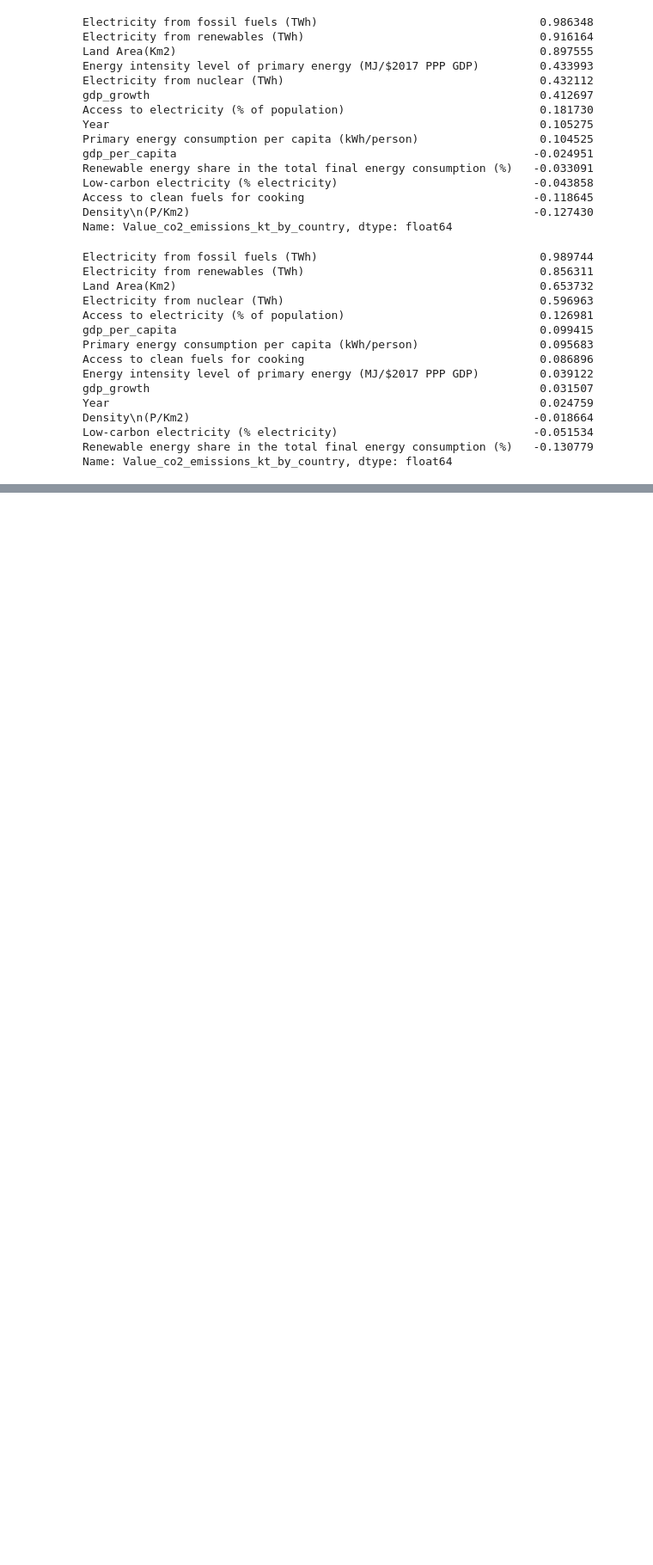
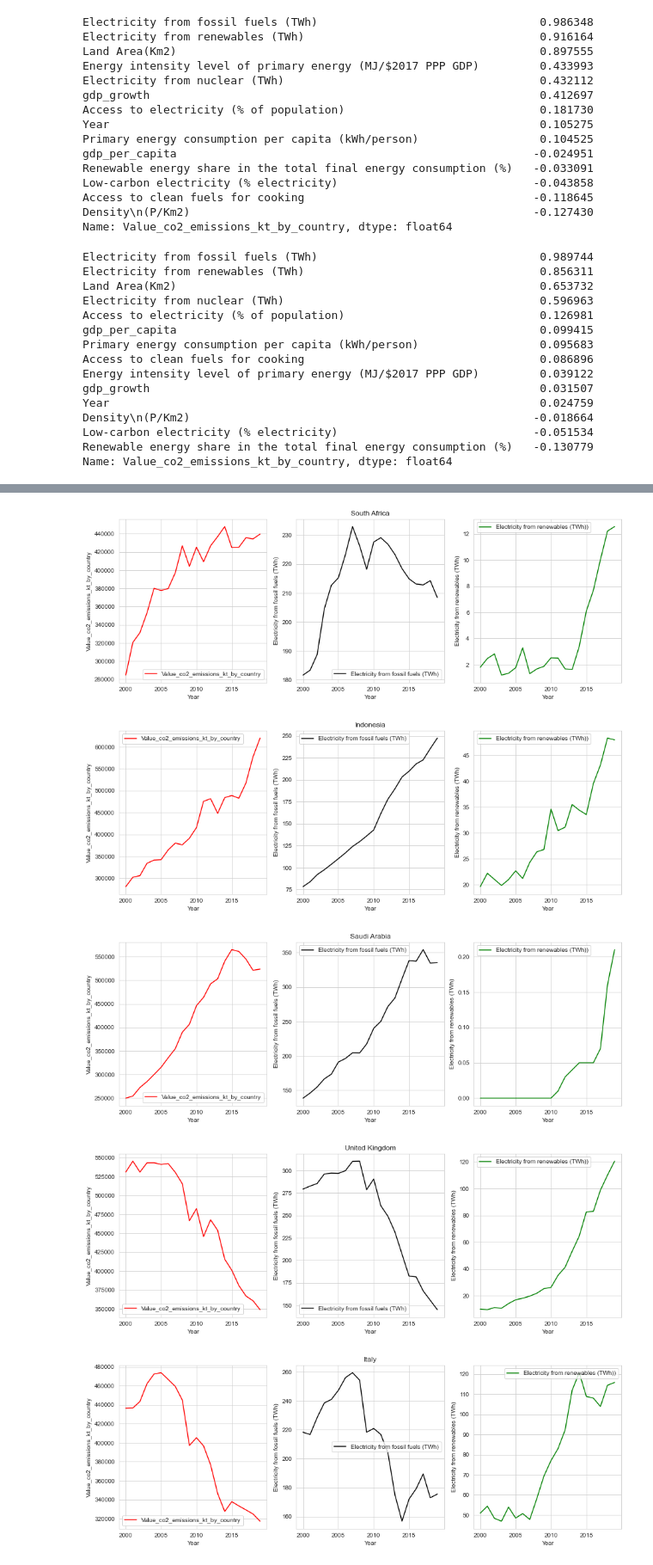
Before and after one commit to gauravjoshijo/CO2_Emission_Contribution_Model, a Jupyter notebook: Stage2_Part_1_CO2 Emission Prediction.ipynb, the cells around one changed output, grey strips where cells are left out. Shown at 86% size. Cells and saved outputs as stored; diff of their text form; code cells hidden in the pictures; blank space fills up the shorter version.

```diff
--- a/Stage2_Part_1_CO2 Emission Prediction.ipynb
+++ b/Stage2_Part_1_CO2 Emission Prediction.ipynb
@@ -302,12 +192,0 @@ for i in nation_filter:
-# %%
-# Acess to electrcity and population density vs CO2 emission
-for i in nation_filter:
-    plt.figure(figsize=(15,5))
-    plt.subplot(1,3,1)
-    sns.lineplot(x='Year',y='Value_co2_emissions_kt_by_country',data=nations[nations['Entity']==i],label='Value_co2_emissions_kt_by_country',color='red')
-    plt.subplot(1,3,2)
-    sns.lineplot(x='Year',y='Access to electricity (% of population)',data=nations[nations['Entity']==i],label='Access to electricity in %',color='green')
-    plt.title(i,loc='center')
-    plt.subplot(1,3,3)
-    sns.lineplot(x='Year',y='Density\\n(P/Km2)',data=nations[nations['Entity']==i],label='Population Density',color='green')
-    plt.legend()
@@ -325,12 +192,0 @@ for i in nation_filter:
-# %%
-# Energy intensity level of primary energy and Primary energy consumption per capita vs CO2 emission.
-for i in nation_filter:
-    plt.figure(figsize=(15,5))
-    plt.subplot(1,3,1)
-    sns.lineplot(x='Year',y='Value_co2_emissions_kt_by_country',data=nations[nations['Entity']==i],label='Value_co2_emissions_kt_by_country',color='red')
-    plt.subplot(1,3,2)
-    sns.lineplot(x='Year',y='Energy intensity level of primary energy (MJ/$2017 PPP GDP)',data=nations[nations['Entity']==i],label='Energy intensity level of primary energy',color='red')
-    plt.title(i,loc='center')
-    plt.subplot(1,3,3)
-    sns.lineplot(x='Year',y='Primary energy consumption per capita (kWh/person)',data=nations[nations['Entity']==i],label='Primary energy consumption per capita',color='green')
-    plt.legend()
@@ -347,0 +219,19 @@ for i in nation_filter:
+# %%
+# Comparison of trendlines of Co2 emissions, electricity from fossil fuels and electricity from renewables for nations dataframe.
+
+for i in nation_filter:
+    plt.figure(figsize=(15,5))
+    plt.subplot(1,3,1)
+    sns.lineplot(x='Year',y='Value_co2_emissions_kt_by_country',data=nations[nations['Entity']==i],label='Value_co2_emissions_kt_by_country',color='red')
+    plt.subplot(1,3,2)
+    sns.lineplot(x='Year',y='Electricity from fossil fuels (TWh)',data=nations[nations['Entity']==i],label='Electricity from fossil fuels (TWh)',color='black')
+    plt.title(i,loc='center')
+    plt.subplot(1,3,3)
+    sns.lineplot(x='Year',y='Electricity from renewables (TWh)',data=nations[nations['Entity']==i],label='Electricity from renewables (TWh))',color='green')
+    plt.legend()
+# %% [output]
+[figure, added]
+[figure, added]
+[figure, added]
+[figure, added]
+[figure, added]
```
Also changed, not shown: parts of 29 cells of this notebook.
